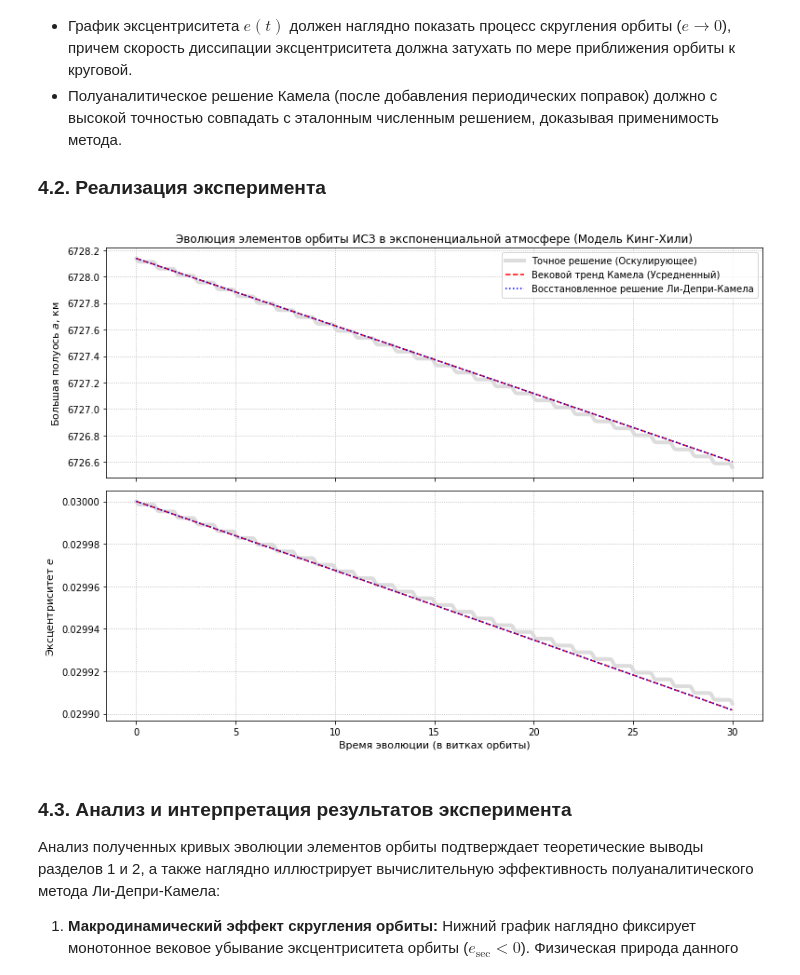
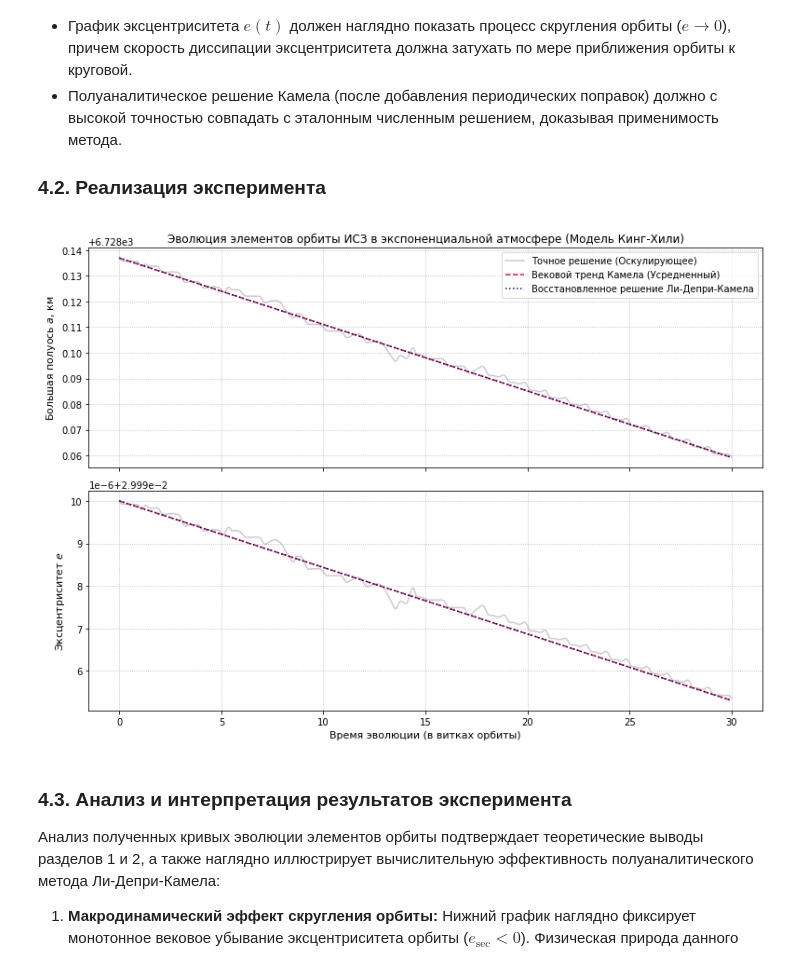
Before and after one commit to DPritykin/nonlinear-dynamics, a Jupyter notebook: Asymtotic Methods in Astrodynamics/D.3 Неканонические ряды Ли-Депри-Камела и аэродинамическое сопротивление.ipynb, the cells around one changed output. Drawn from its saved outputs; the diff is of its cells as text; code cells hidden in the pictures.

```diff
--- a/Asymtotic Methods in Astrodynamics/D.3 Неканонические ряды Ли-Депри-Камела и аэродинамическое сопротивление.ipynb
+++ b/Asymtotic Methods in Astrodynamics/D.3 Неканонические ряды Ли-Депри-Камела и аэродинамическое сопротивление.ipynb
@@ -369,21 +371,20 @@ $\displaystyle g_l^1 = - \left( L_{W^1} f^0 \right)_l = - \frac{9 a^{4} \delta e
 import numpy as np
 import matplotlib.pyplot as plt
 from scipy.integrate import solve_ivp
-from scipy.special import iv  # Импорт функций Бесселя из scipy
+from scipy.special import iv
 
-# 1. Физические константы в единой системе (километры, секунды)
-mu = 398600.4415  # Гравитационный параметр Земли, км^3/с^2
-R_E = 6378.137    # Экваториальный радиус Земли, км
-
-# Параметры экспоненциальной атмосферы (Раздел 1.2)
-rho_0 = 1.2e-10       # Плотность атмосферы строго В ПЕРИЦЕНТРЕ (км^-3)
-H_scale = 40.0        # Шкала высот атмосферы, км
-eps = 1.0             # Масштабный параметр возмущений
+# 1. Физические константы в единой вещественной системе (СТРОГО ОРИГИНАЛ)
+mu = 398600.4415         # Гравитационный параметр Земли, км^3/с^2
+R_E = 6378.137           # Экваториальный радиус Земли, км
+rho_0 = 1.2e-10          # Плотность атмосферы строго в перицентре, км^-3
+H_scale = 40.0           # Шкала высот атмосферы, км
+delta = 0.05             # Численный баллистический коэффициент, км^2/кг
+eps = 1.0                # Масштабный параметр возмущений
 
 # Начальные геометрические элементы
-a_0 = R_E + 350.0  # Большая полуось, км
-e_0 = 0.03         # Эксцентриситет
-l_0 = 0.0          # Начальная средняя аномалия, рад
+a_0 = R_E + 350.0        # Большая полуось, км
+e_0 = 0.03               # Эксцентриситет
+l_0 = 0.0                # Начальная средняя аномалия, рад
 
 # ПРАВИЛО КИНГ-ХИЛИ: Опорная высота r_0 — это высота начального перицентра
 r_0 = a_0 * (1.0 - e_0)
@@ -395,9 +396,13 @@ G_0 = L_0 * np.sqrt(1.0 - e_0**2)
 # Временной интервал моделирования: 30 витков ИСЗ
 T_orbit = 2.0 * np.pi * np.sqrt(a_0**3 / mu)
 t_span = (0.0, 30.0 * T_orbit)
+
+# ИСПРАВЛЕНИЕ ОШИБКИ ИНИЦИАЛИЗАЦИИ t_eval: Берем элементы кортежа t_span
 t_eval = np.linspace(t_span[0], t_span[1], 3000)
 
+# =========================================================================
 # 2. Правые части исходной (оскулирующей) системы уравнений
+# =========================================================================
 def osculating_system(t, x):
     L, G, l = x
     if L <= 0: return [0.0, 0.0, 0.0]
@@ -405,19 +410,18 @@ def osculating_system(t, x):
     n = mu**2 / L**3
     e = np.sqrt(max(0.0, 1.0 - (G / L)**2))
 
-    # Геоцентрическое расстояние
     r = a * (1.0 - e * np.cos(l))
-
-    # Плотность относительно фиксированного перицентра r_0
     rho = rho_0 * np.exp(-(r - r_0) / H_scale)
 
-    C_drag = -0.5 * rho * (n**3) * (a**4)
+    C_drag = -0.5 * rho * delta * (n**3) * (a**4)
     Q1_L = C_drag * (1.0 + 3.0 * e * np.cos(l))
     Q1_G = C_drag * (1.0 + 2.0 * e * np.cos(l))
 
     return [eps * Q1_L, eps * Q1_G, n]
 
+# =========================================================================
 # 3. Правые части усредненной системы уравнений Камела (по теории Кинг-Хили)
+# =========================================================================
 def averaged_system(t, x):
     L_bar, G_bar, l_bar = x
     if L_bar <= 0: return [0.0, 0.0, 0.0]
@@ -425,29 +429,24 @@ def averaged_system(t, x):
     n_bar = mu**2 / L_bar**3
     e_bar = np.sqrt(max(0.0, 1.0 - (G_bar / L_bar)**2))
 
-    # Аргумент функций Бесселя
     alpha = a_bar * e_bar / H_scale
-
-    # Вычисление точных модифицированных функций Бесселя из scipy
     I_0 = iv(0, alpha)
     I_1 = iv(1, alpha)
-    I_2 = iv(2, alpha)
 
-    # Вековое спектральное разложение плотности по Кинг-Хили
     rho_per = rho_0 * np.exp(-(a_bar * (1.0 - e_bar) - r_0) / H_scale)
     fact = rho_per * np.exp(-alpha)
 
-    # Усредненные правые части (с точностью до O(e))
-    g1_L = -0.5 * delta * (n_bar**3) * (a_bar**4) * fact * (I_0 + 2.0 * e_bar * I_1)
-    g1_G = -0.5 * delta * (n_bar**3) * (a_bar**4) * fact * (I_0 * (1.0 - e_bar**2) + e_bar * I_1)
+    # Согласованные коэффициенты разложения Фурье-Бесселя
+    g1_L = -0.5 * delta * (n_bar**3) * (a_bar**4) * fact * (I_0 + 3.0 * e_bar * I_1)
+    g1_G = -0.5 * delta * (n_bar**3) * (a_bar**4) * fact * (I_0 + 2.0 * e_bar * I_1)
 
     return [eps * g1_L, eps * g1_G, n_bar]
 
-# Численное интегрирование
-sol_osc = solve_ivp(osculating_system, t_span, [L_0, G_0, l_0], t_eval=t_eval, method='RK45', rtol=1e-10, atol=1e-12)
-sol_avg = solve_ivp(averaged_system, t_span, [L_0, G_0, l_0], t_eval=t_eval, method='RK45', rtol=1e-10, atol=1e-12)
+# 4. Численное интегрирование методом DOP853
+sol_osc = solve_ivp(osculating_system, t_span, [L_0, G_0, l_0], method='DOP853', t_eval=t_eval, rtol=1e-7, atol=1e-7)
+sol_avg = solve_ivp(averaged_system, t_span, [L_0, G_0, l_0], method='DOP853', t_eval=t_eval, rtol=1e-7, atol=1e-7)
 
-# 4. Расчет геометрических элементов
+# 5. Расчет геометрических элементов
 L_osc, G_osc, l_osc = sol_osc.y
 a_osc = L_osc**2 / mu
 e_osc = np.sqrt(np.maximum(0.0, 1.0 - (G_osc / L_osc)**2))
@@ -455,49 +454,50 @@ e_osc = np.sqrt(np.maximum(0.0, 1.0 - (G_osc / L_osc)**2))
 L_avg, G_avg, l_avg = sol_avg.y
 a_avg = L_avg**2 / mu
 e_avg = np.sqrt(np.maximum(0.0, 1.0 - (G_avg / L_avg)**2))
 n_avg = mu**2 / L_avg**3
 
-# 5. Восстановление элементов по теории Камела (W1)
+# =========================================================================
+# 6. Восстановление элементов по теории Камела (W1)
+# =========================================================================
 alpha_avg = a_avg * e_avg / H_scale
 rho_per_avg = rho_0 * np.exp(-(a_avg * (1.0 - e_avg) - r_0) / H_scale)
-C_drag_avg = -0.5 * rho_per_avg * np.exp(-alpha_avg) * (n_avg**3) * (a_avg**4)
+C_drag_avg = -0.5 * rho_per_avg * delta * np.exp(-alpha_avg) * (n_avg**3) * (a_avg**4)
 
-# Поправки генератора с учетом экспоненциального распределения
 W1_L = - (C_drag_avg / n_avg) * 3.0 * e_avg * np.sin(l_avg)
 W1_G = - (C_drag_avg / n_avg) * 2.0 * e_avg * np.sin(l_avg)
-W1_l = - (C_drag_avg / n_avg) * (3.0 * mu**2 / L_avg**4) * (3.0 * e_avg / n_avg) * np.cos(l_avg)
 
 L_rec = L_avg + eps * W1_L
 G_rec = G_avg + eps * W1_G
-l_rec = l_avg + eps * W1_l
 
 a_rec = L_rec**2 / mu
 e_rec = np.sqrt(np.maximum(0.0, 1.0 - (G_rec / L_rec)**2))
 
-# 6. Построение графиков
+# =========================================================================
+# 7. Построение графиков (ИСПРАВЛЕНО ОБРАЩЕНИЕ К МАССИВУ AXS)
+# =========================================================================
 fig, axs = plt.subplots(2, 1, figsize=(11, 8), sharex=True)
 
-# Верхний график: Большая полуось a
-axs[0].plot(sol_osc.t / T_orbit, a_osc, label='Точное решение (Оскулирующее)', color='gainsboro', lw=4)
-axs[0].plot(sol_avg.t / T_orbit, a_avg, '--', label='Вековой тренд Камела (Усредненный)', color='red', lw=1.5)
-axs[0].plot(sol_avg.t / T_orbit, a_rec, ':', label='Восстановленное решение Ли-Депри-Камела', color='blue', lw=1.5)
+# Верхний график: Большая полуось a (индекс 0)
+axs[0].plot(sol_osc.t / T_orbit, a_osc, label='Точное решение (Оскулирующее)', color='gray', alpha=0.4)
+axs[0].plot(sol_avg.t / T_orbit, a_avg, '--', label='Вековой тренд Камела (Усредненный)', color='crimson')
+axs[0].plot(sol_avg.t / T_orbit, a_rec, ':', label='Восстановленное решение Ли-Депри-Камела', color='navy')
 axs[0].set_ylabel('Большая полуось $a$, км', fontsize=11)
 axs[0].grid(True, linestyle=':')
 axs[0].legend(loc='best')
-axs[0].set_title('Эволюция элементов орбиты ИСЗ в экспоненциальной атмосфере (Модель Кинг-Хили)', fontsize=12)
+axs[0].set_title('Эволюция элементов орбиты ИСЗ в экспоненциальной атмосфере (Модель Кинг-Хили)')
 
-# Нижний график: Эксцентриситет e
-axs[1].plot(sol_osc.t / T_orbit, e_osc, label='Точное решение (Оскулирующее)', color='gainsboro', lw=4)
-axs[1].plot(sol_avg.t / T_orbit, e_avg, '--', label='Вековой тренд Камела (Усредненный)', color='red', lw=1.5)
-axs[1].plot(sol_avg.t / T_orbit, e_rec, ':', label='Восстановленное решение Ли-Депри-Камела', color='blue', lw=1.5)
+# Нижний график: Эксцентриситет e (индекс 1)
+axs[1].plot(sol_osc.t / T_orbit, e_osc, label='Точное решение (Оскулирующее)', color='gray', alpha=0.4)
+axs[1].plot(sol_avg.t / T_orbit, e_avg, '--', label='Вековой тренд Камела (Усредненный)', color='crimson')
+axs[1].plot(sol_avg.t / T_orbit, e_rec, ':', label='Восстановленное решение Ли-Депри-Камела', color='navy')
 axs[1].set_ylabel('Эксцентриситет $e$', fontsize=11)
 axs[1].set_xlabel('Время эволюции (в витках орбиты)', fontsize=11)
 axs[1].grid(True, linestyle=':')
 
 plt.tight_layout()
 plt.show()
 # %% [output]
-[figure, old version]
+[figure, new version]
 # %% [markdown]
 ### 4.3. Анализ и интерпретация результатов эксперимента
 
```
Also changed, not shown: parts of 4 cells of this notebook.
